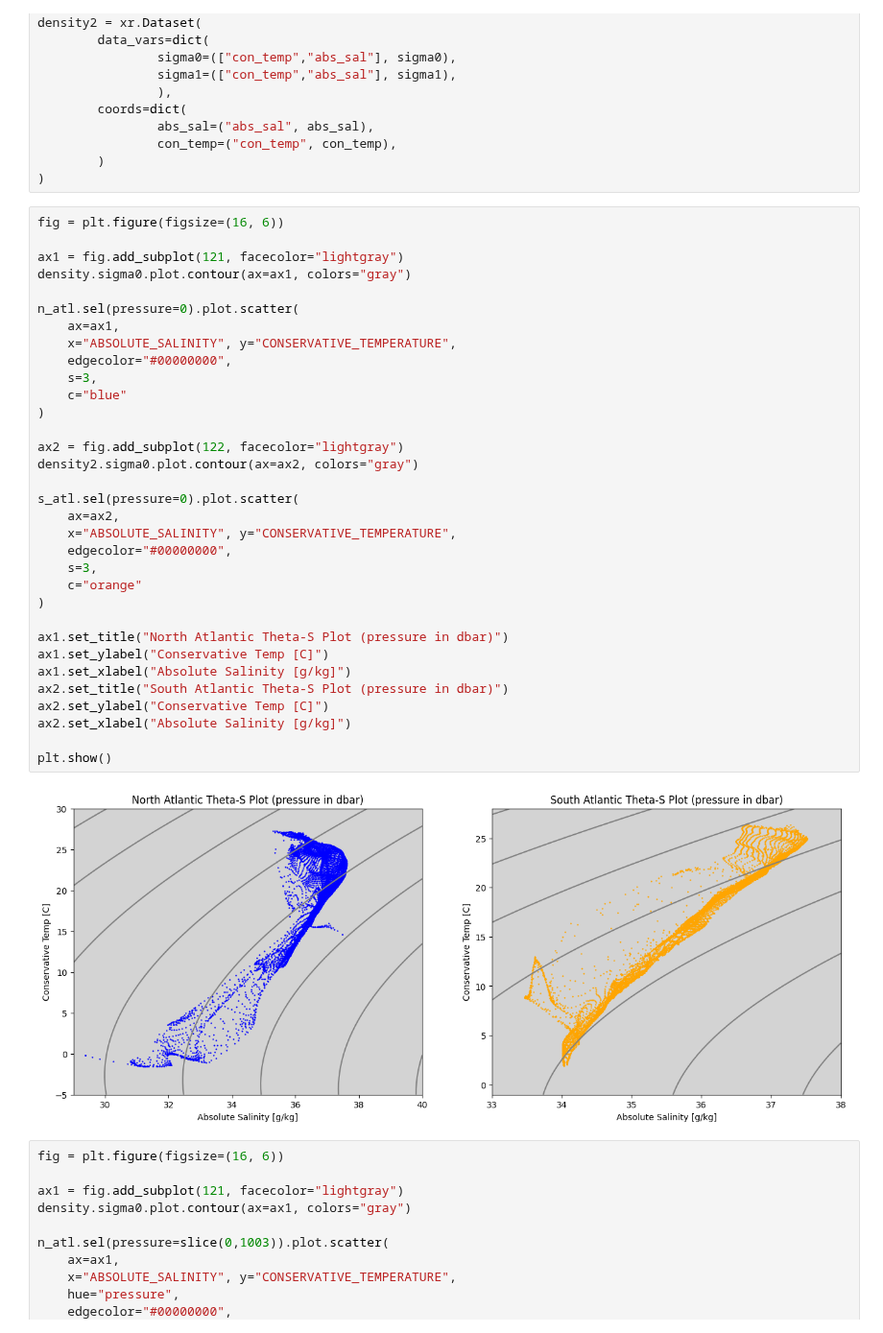
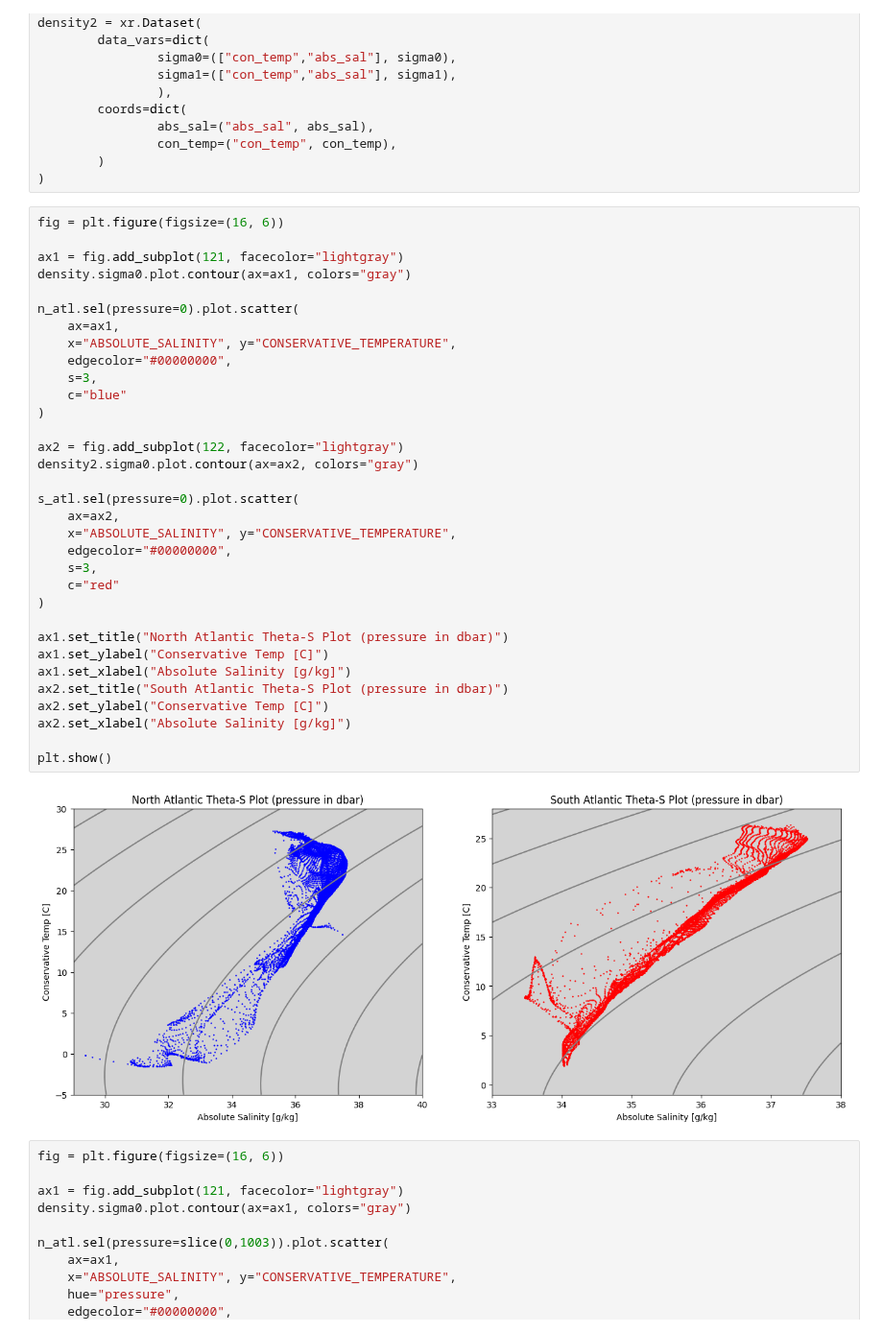
Before and after one commit to JRethemeier/Thermohaline-Circulation, a Jupyter notebook: Assignment5/Assignment5.ipynb, the cells around one changed output. Shown at 96% size. Cells and saved outputs as stored; diff of their text form.

```diff
--- a/Assignment5/Assignment5.ipynb
+++ b/Assignment5/Assignment5.ipynb
@@ -112,35 +112,35 @@ fig = plt.figure(figsize=(16, 6))
 ax1 = fig.add_subplot(121, facecolor="lightgray")
 density.sigma0.plot.contour(ax=ax1, colors="gray")
 
 n_atl.sel(pressure=0).plot.scatter(
     ax=ax1,
     x="ABSOLUTE_SALINITY", y="CONSERVATIVE_TEMPERATURE",
     edgecolor="#00000000",
     s=3,
     c="blue"
 )
 
 ax2 = fig.add_subplot(122, facecolor="lightgray")
 density2.sigma0.plot.contour(ax=ax2, colors="gray")
 
 s_atl.sel(pressure=0).plot.scatter(
     ax=ax2,
     x="ABSOLUTE_SALINITY", y="CONSERVATIVE_TEMPERATURE",
     edgecolor="#00000000",
     s=3,
-    c="orange"
+    c="red"
 )
 
 ax1.set_title("North Atlantic Theta-S Plot (pressure in dbar)")
 ax1.set_ylabel("Conservative Temp [C]")
 ax1.set_xlabel("Absolute Salinity [g/kg]")
 ax2.set_title("South Atlantic Theta-S Plot (pressure in dbar)")
 ax2.set_ylabel("Conservative Temp [C]")
 ax2.set_xlabel("Absolute Salinity [g/kg]")
 
 plt.show()
 # %% [output]
-[figure, old version]
+[figure, new version]
 # %%
 fig = plt.figure(figsize=(16, 6))
 
```
